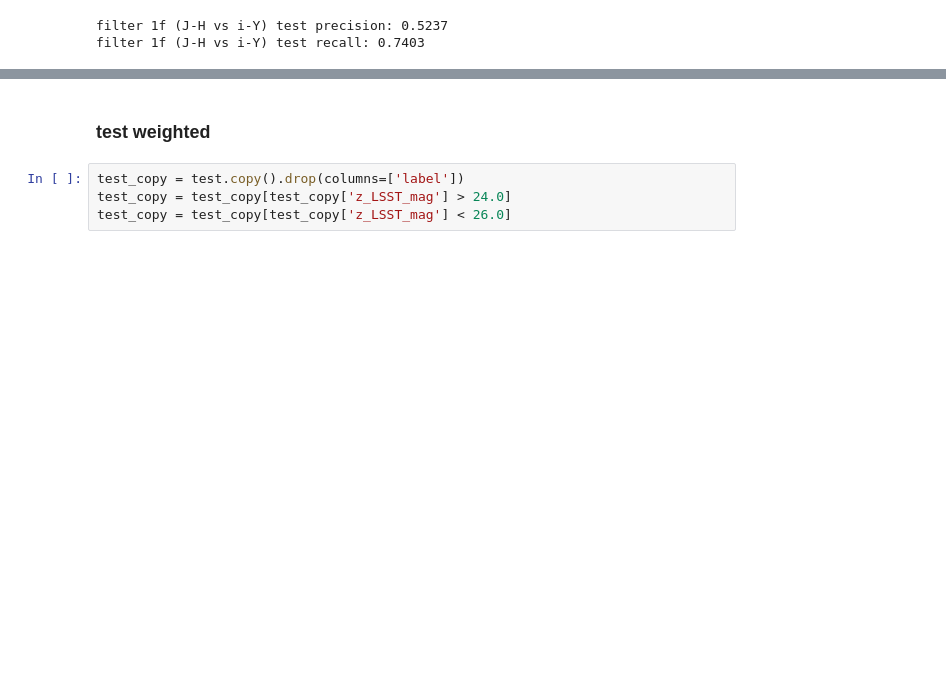
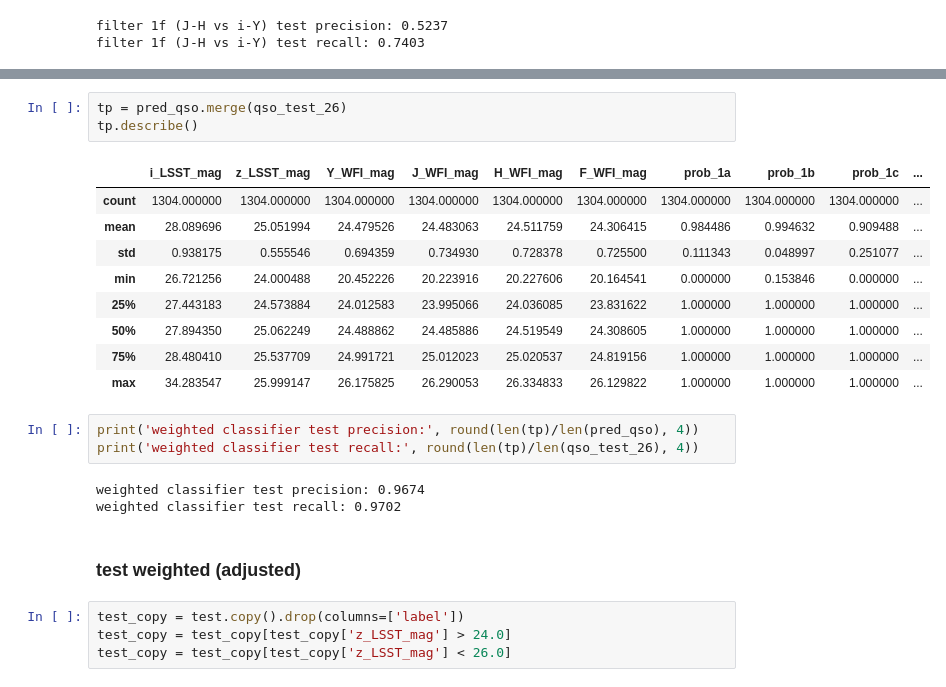
Before and after one commit to jlmaurora233/high-z-quasar-classification, a Jupyter notebook: decision boundary z_check performance.ipynb, the cells around one changed output, grey strips where cells are left out. Cells and saved outputs as stored; diff of their text form; blank space fills up the shorter version.

```diff
--- a/decision boundary z_check performance.ipynb
+++ b/decision boundary z_check performance.ipynb
@@ -789,5 +877,24 @@ filter 1f (J-H vs i-Y) test recall: 0.7403
+# %%
+tp = pred_qso.merge(qso_test_26)
+tp.describe()
+# %% [output]
+|  | i_LSST_mag | z_LSST_mag | Y_WFI_mag | J_WFI_mag | H_WFI_mag | F_WFI_mag | prob_1a | prob_1b | prob_1c | ... |
+| count | 1304.000000 | 1304.000000 | 1304.000000 | 1304.000000 | 1304.000000 | 1304.000000 | 1304.000000 | 1304.000000 | 1304.000000 | ... |
+| mean | 28.089696 | 25.051994 | 24.479526 | 24.483063 | 24.511759 | 24.306415 | 0.984486 | 0.994632 | 0.909488 | ... |
+| std | 0.938175 | 0.555546 | 0.694359 | 0.734930 | 0.728378 | 0.725500 | 0.111343 | 0.048997 | 0.251077 | ... |
+| min | 26.721256 | 24.000488 | 20.452226 | 20.223916 | 20.227606 | 20.164541 | 0.000000 | 0.153846 | 0.000000 | ... |
+| 25% | 27.443183 | 24.573884 | 24.012583 | 23.995066 | 24.036085 | 23.831622 | 1.000000 | 1.000000 | 1.000000 | ... |
+| 50% | 27.894350 | 25.062249 | 24.488862 | 24.485886 | 24.519549 | 24.308605 | 1.000000 | 1.000000 | 1.000000 | ... |
+| 75% | 28.480410 | 25.537709 | 24.991721 | 25.012023 | 25.020537 | 24.819156 | 1.000000 | 1.000000 | 1.000000 | ... |
+| max | 34.283547 | 25.999147 | 26.175825 | 26.290053 | 26.334833 | 26.129822 | 1.000000 | 1.000000 | 1.000000 | ... |
+# %%
+print('weighted classifier test precision:', round(len(tp)/len(pred_qso), 4))
+print('weighted classifier test recall:', round(len(tp)/len(qso_test_26), 4))
+# %% [output]
+weighted classifier test precision: 0.9674
+weighted classifier test recall: 0.9702
 # %% [markdown]
-### test weighted
+### test weighted (adjusted)
 # %%
 test_copy = test.copy().drop(columns=['label'])
 test_copy = test_copy[test_copy['z_LSST_mag'] > 24.0]
```
Also changed, not shown: parts of 13 cells of this notebook.
